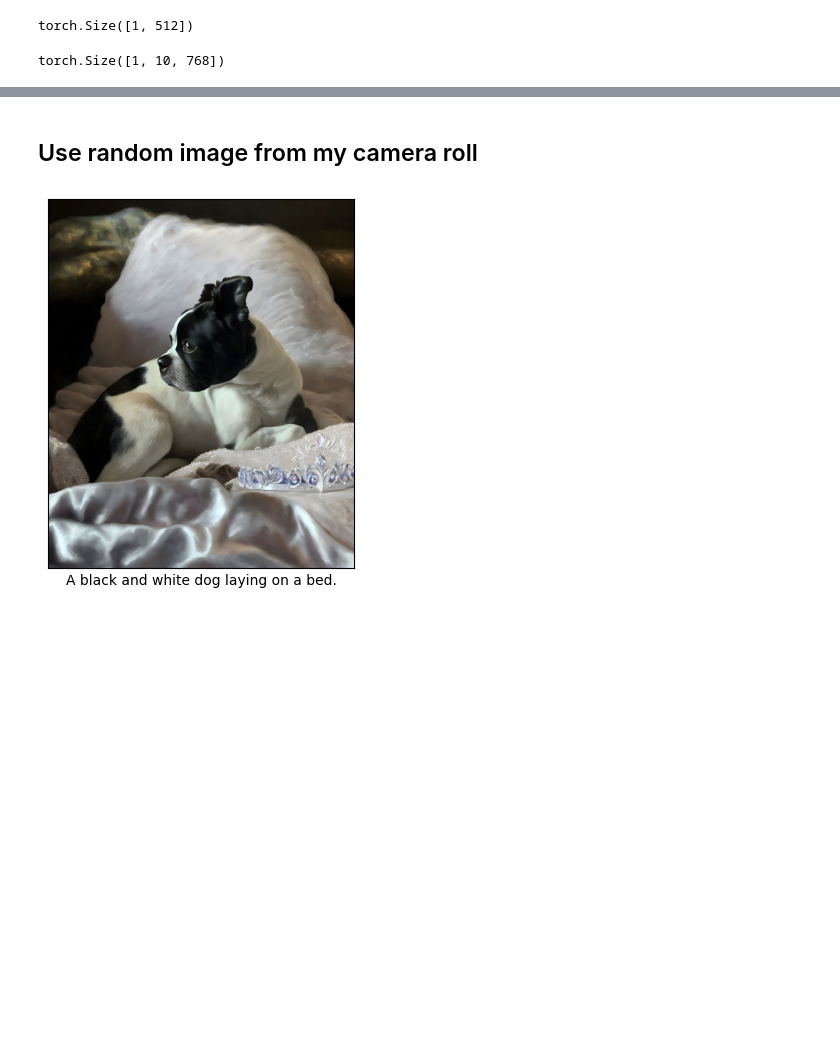
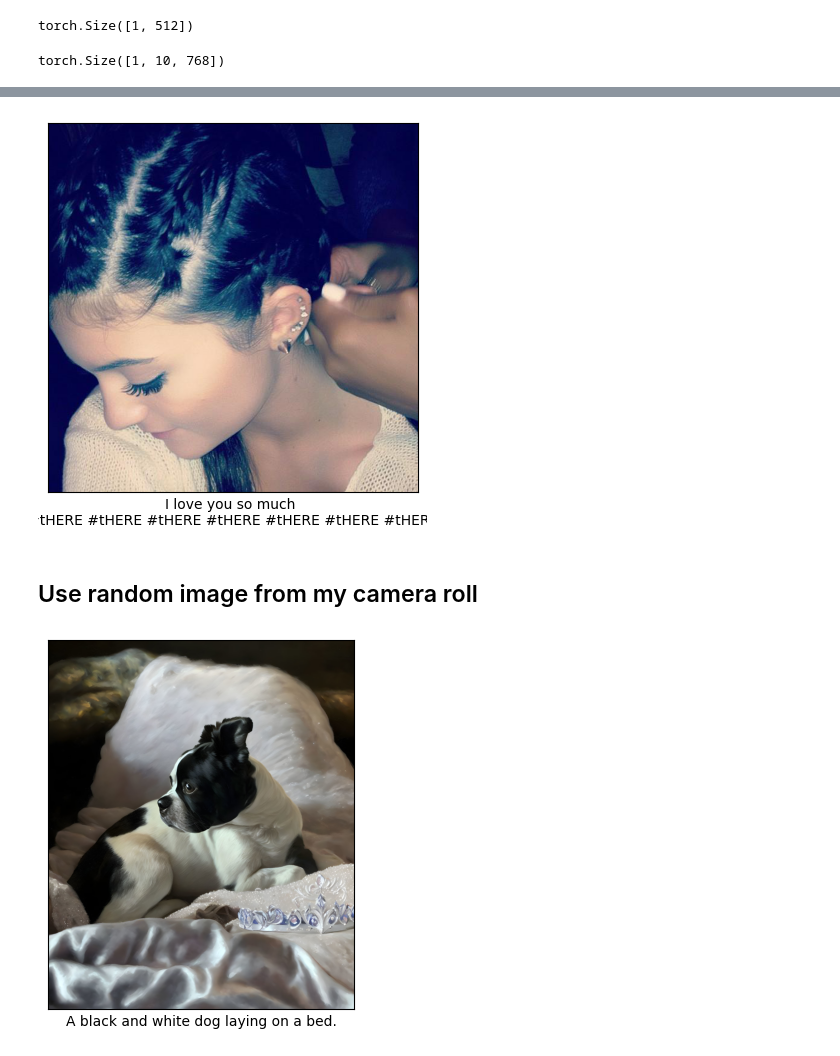
Before and after one commit to olafbrah/ClipCap-for-Instagram-Captioning, a Jupyter notebook: test_pretrained/mlp_inference_demo.ipynb, the cells around one changed output, grey strips where cells are left out. Drawn from its saved outputs; the diff is of its cells as text; code cells hidden in the pictures; blank space fills up the shorter version.

```diff
--- a/test_pretrained/mlp_inference_demo.ipynb
+++ b/test_pretrained/mlp_inference_demo.ipynb
@@ -164,0 +247,5 @@ model = model.to(device)
+# %%
+model_finetuned_prompted = PromptedCaptionModel(prefix_length)
+model_finetuned_prompted.load_state_dict(torch.load("prompted_weights2.pt", map_location=CPU), strict=False)
+model_finetuned_prompted = model_finetuned_prompted.eval()
+model_finetuned_prompted = model_finetuned_prompted.to(device)
@@ -219,3 +318,11 @@ plt.show()
+# %%
+plt.imshow(pil_image)
+plt.yticks([])
+plt.xticks([])
+plt.xlabel(generated_text_finetuned_prompt)
+plt.show()
+# %% [output]
+[figure, added]
 # %% [markdown]
 ## Use random image from my camera roll
 # %%
```
Also changed, not shown: parts of 11 cells of this notebook.
